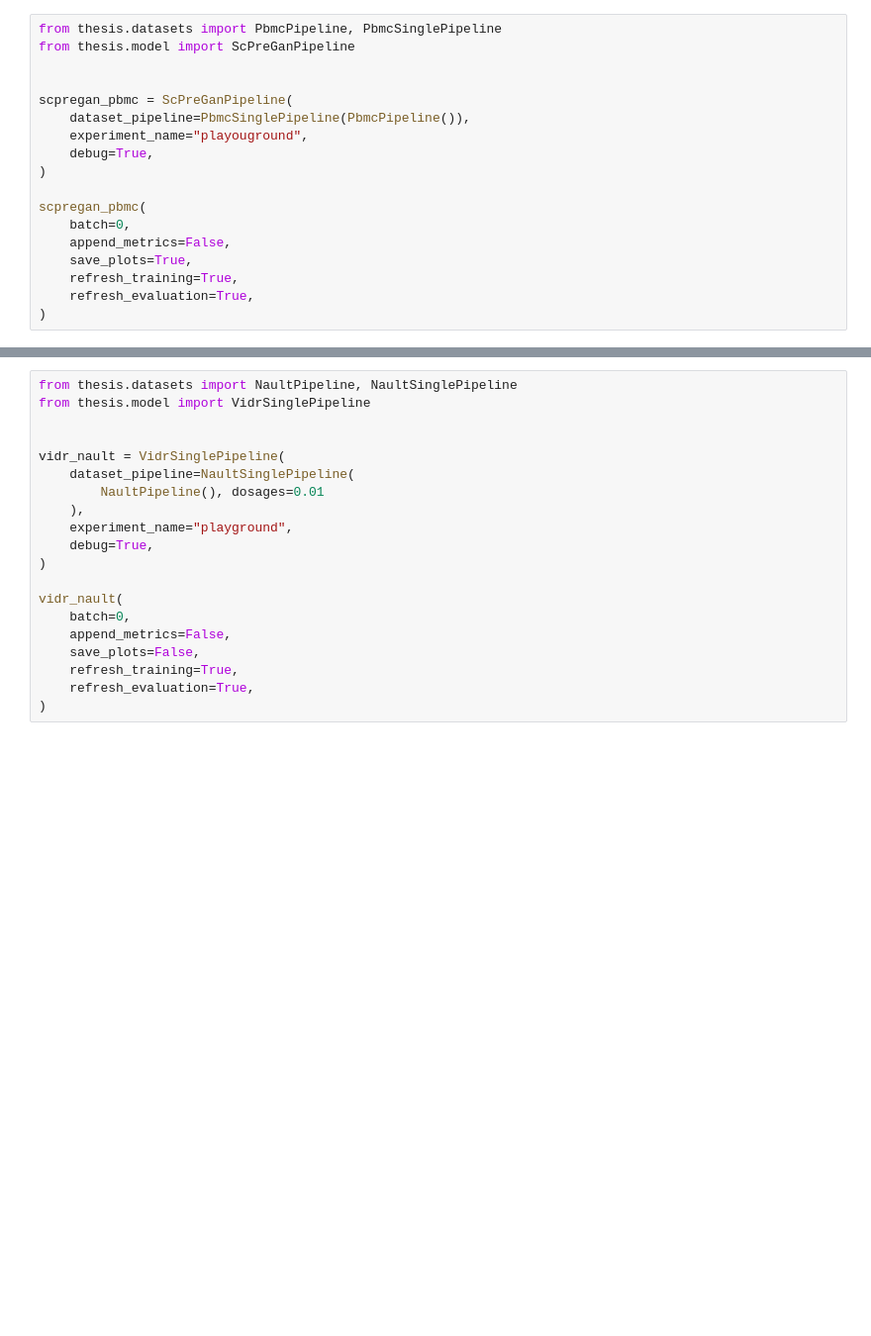
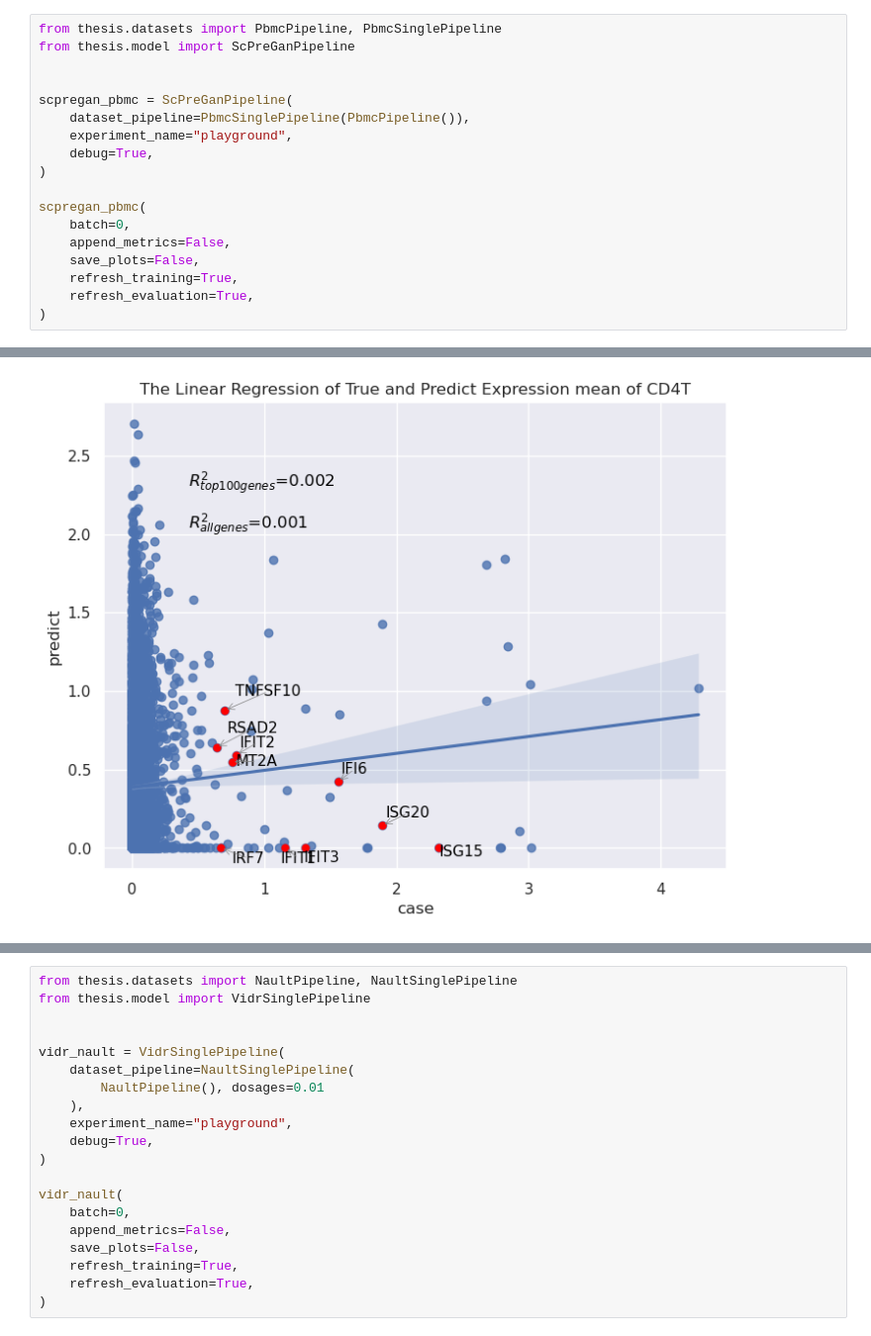
Before and after one commit to thodkatz/thesis, a Jupyter notebook: experiments/playground.ipynb, the cells around one changed output, grey strips where cells are left out. Shown at 99% size. Cells and saved outputs as stored; diff of their text form; blank space fills up the shorter version.

```diff
--- a/experiments/playground.ipynb
+++ b/experiments/playground.ipynb
@@ -22,14 +48,15 @@ from thesis.model import ScPreGanPipeline
 
 scpregan_pbmc = ScPreGanPipeline(
     dataset_pipeline=PbmcSinglePipeline(PbmcPipeline()),
-    experiment_name="playouground",
+    experiment_name="playground",
     debug=True,
 )
 
 scpregan_pbmc(
     batch=0,
     append_metrics=False,
-    save_plots=True,
+    save_plots=False,
     refresh_training=True,
     refresh_evaluation=True,
 )
+# %% [output]
@@ -36,3 +80,4 @@ scpregan_pbmc(
+[figure, added]
 # %%
 from thesis.datasets import NaultSinglePipeline, NaultPipeline
 from thesis.model import ScPreGanPipeline
```
Also changed, not shown: parts of 7 cells of this notebook, 11 other files.
